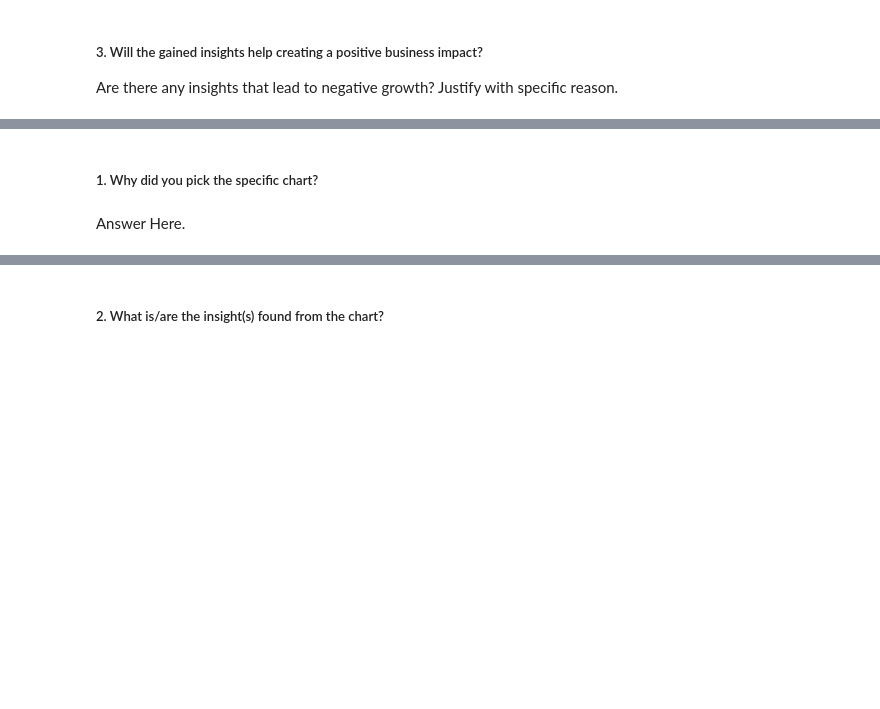
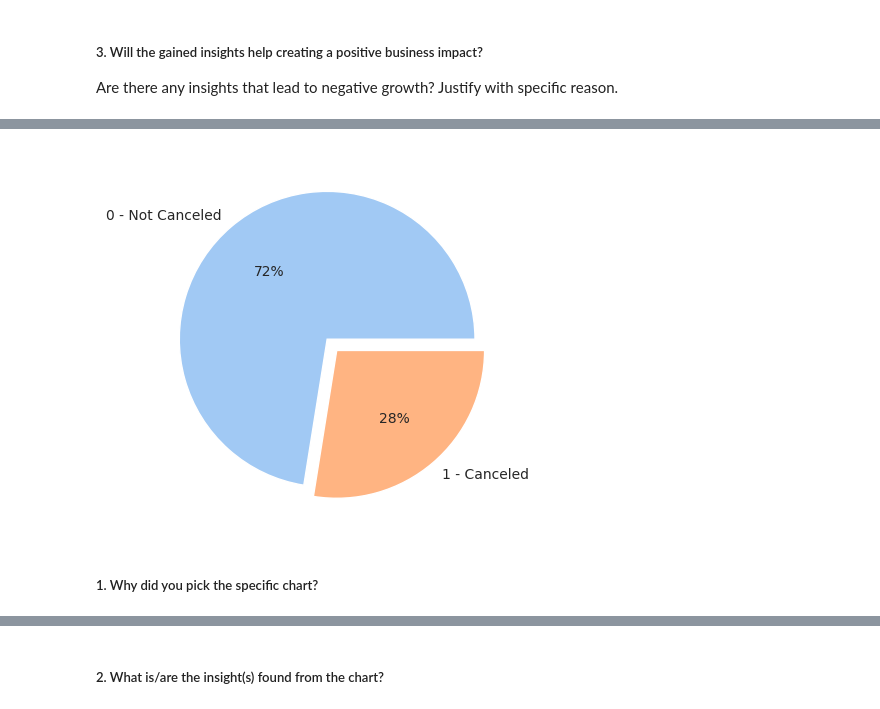
Before and after one commit to gautamdhanrajnemmaniwar/Hotel_Booking_Analysis_EDA, a Jupyter notebook: Hotel_Booking_Analysis_(EDA).ipynb, the cells around one changed output, grey strips where cells are left out. Cells and saved outputs as stored; diff of their text form; code cells hidden in the pictures; blank space fills up the shorter version.

```diff
--- a/Hotel_Booking_Analysis_(EDA).ipynb
+++ b/Hotel_Booking_Analysis_(EDA).ipynb
@@ -891,0 +1034,12 @@ Answer Here
+# %%
+# Similarly let's check for the cancelled bookings in percentage
+
+print("Total Bookings cancelled\n")
+cancelled_bookings = hotel_df.is_canceled.value_counts().reset_index()
+cancelled_bookings.columns = ['is_canceled', 'Total_Count']
+print(cancelled_bookings)
+
+print("\n\nCancelation percentage\n")
+cancelled_bookings_percentage = hotel_df.is_canceled.value_counts(normalize=True).reset_index()
+cancelled_bookings_percentage.columns = ['is_canceled', 'Total_Count in %']
+print(cancelled_bookings_percentage)
@@ -892,4 +1094,18 @@ Answer Here
+# %%
+# Let's visualize this information using pie chart
+# Now let's check for the cancelled bookings with its percentage
+
+# declaring exploding pie
+explode = [0, 0.1,]
+# define Seaborn color palette to use
+palette_color = sns.color_palette('pastel')
+
+# plotting data on chart
+plt.pie(cancelled_bookings_percentage['Total_Count in %'], labels = ['0 - Not Canceled', '1 - Canceled'], colors = palette_color, explode = explode, autopct = '%.0f%%')
+
+# displaying chart
+plt.show()
+# %% [output]
+[figure, added]
 # %% [markdown]
 ##### 1. Why did you pick the specific chart?
-# %% [markdown]
-Answer Here.
```
Also changed, not shown: parts of 84 cells of this notebook.
